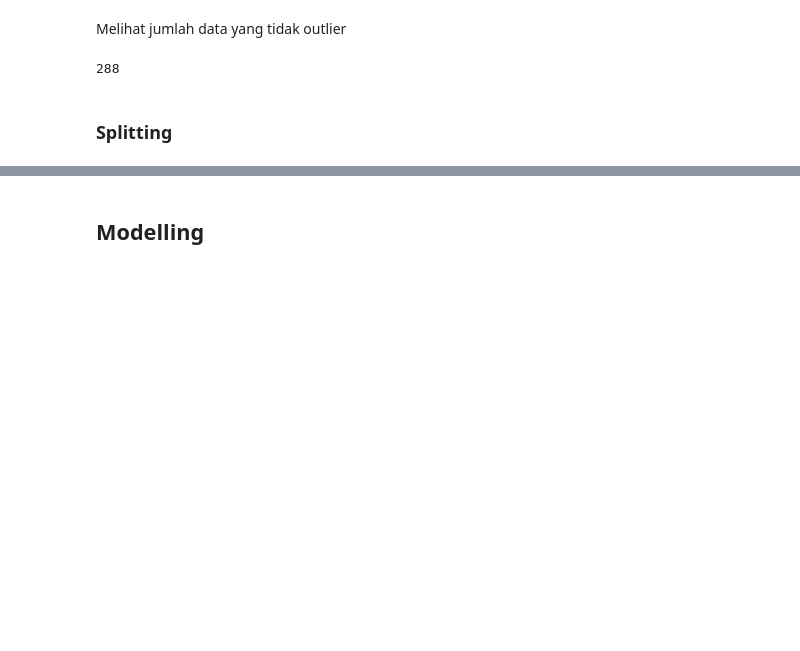
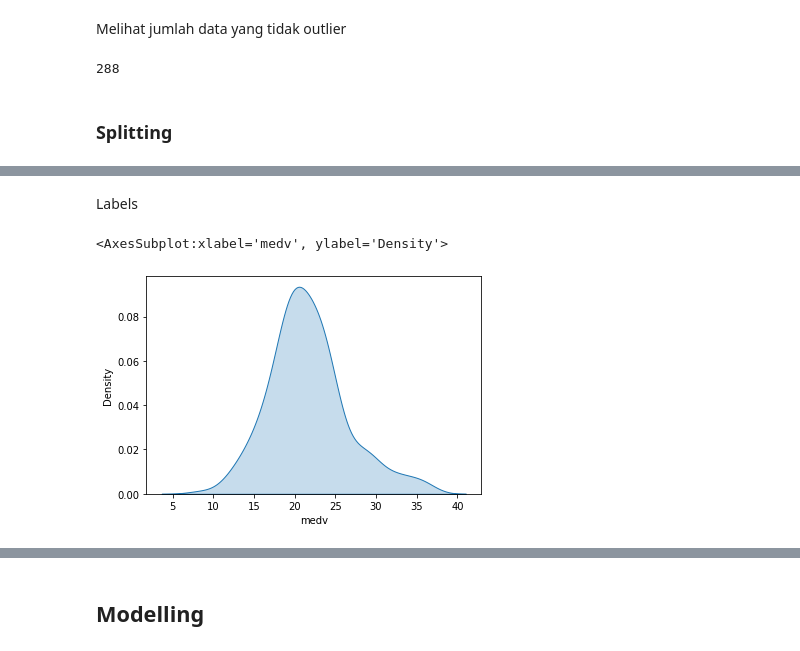
Before and after one commit to MaxZx3000/Boston-Housing-Machine-Learning, a Jupyter notebook: Assignment2_Anthony Kevin Oktavius.ipynb, the cells around one changed output, grey strips where cells are left out. Saved outputs shown, nothing was run; the diff lists cells and outputs as text; code cells hidden in the pictures; blank space fills up the shorter version.

```diff
--- a/Assignment2_Anthony Kevin Oktavius.ipynb
+++ b/Assignment2_Anthony Kevin Oktavius.ipynb
@@ -443,0 +488,7 @@ iqr_housing_df.shape[0]
+# %% [markdown]
+Labels
+# %%
+sns.kdeplot(x = y_train, palette = 'prism_r', shade = True)
+# %% [output]
+<AxesSubplot:xlabel='medv', ylabel='Density'>
+[figure, added]
```
Also changed, not shown: parts of 13 cells of this notebook.
